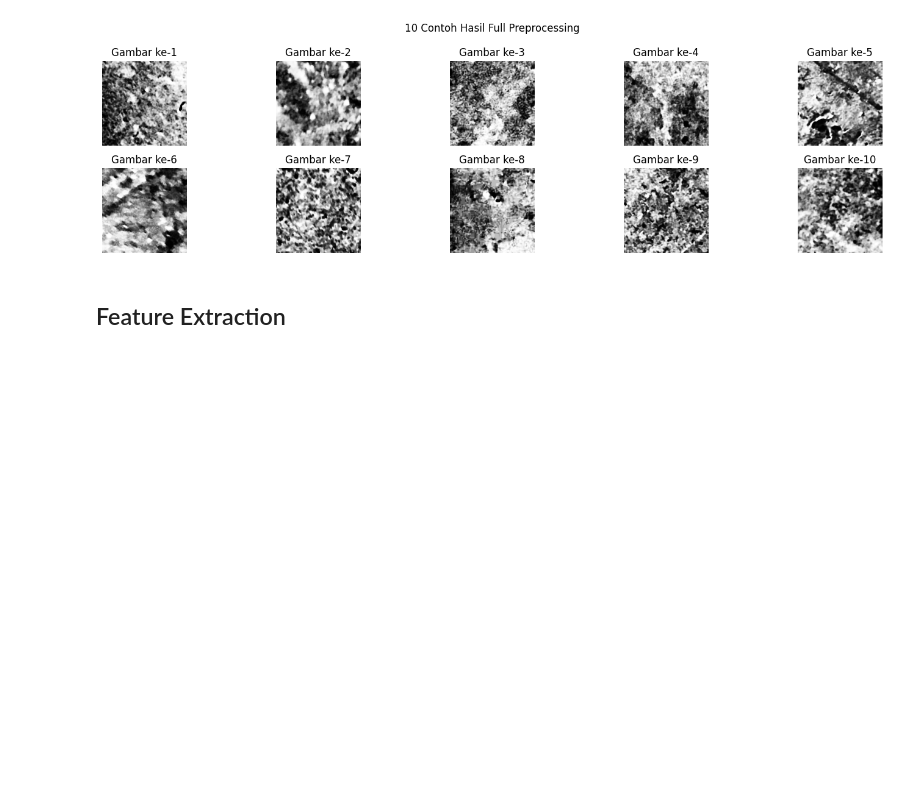
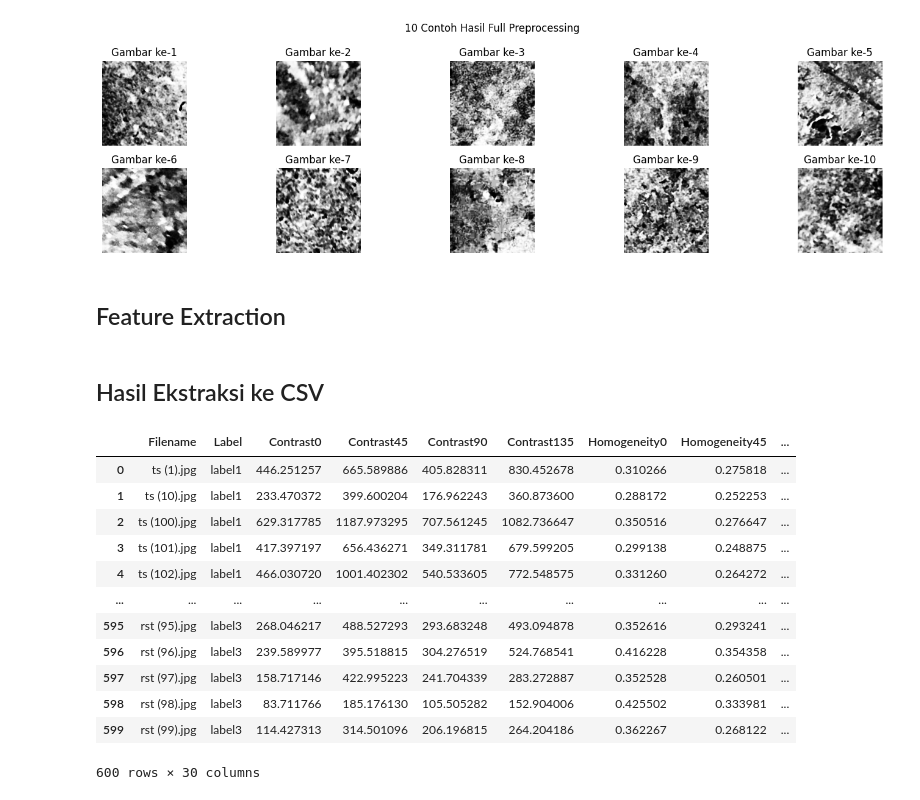
Before and after one commit to borntosleepwell/Project-PCD-Kelompok28, a Jupyter notebook: test1.ipynb, the cells around one changed output. Cells and saved outputs as stored; diff of their text form; code cells hidden in the pictures; blank space fills up the shorter version.

```diff
--- a/test1.ipynb
+++ b/test1.ipynb
@@ -242,8 +286,8 @@ for i in range(len(dataPreprocessed)):
     homo45.append(homogeneity(D45))
     entr45.append(entropyGLCM(D45))
     ASM45.append(ASM(D45))
-    energy0.append(energy(D0))
-    corr0.append(correlation(D0))
+    energy45.append(energy(D45))      # Perbaiki di sini
+    corr45.append(correlation(D45))
 # %%
 for i in range(len(dataPreprocessed)):
     # Sudut 90
@@ -266,3 +310,35 @@ for i in range(len(dataPreprocessed)):
     ASM135.append(ASM(D135))
     energy135.append(energy(D135))
     corr135.append(correlation(D135))
+# %% [markdown]
+## Hasil Ekstraksi ke CSV
+# %%
+dataTable = {
+    'Filename': file_name, 'Label': labels,
+    'Contrast0': Kon0, 'Contrast45': Kon45, 'Contrast90': Kon90, 'Contrast135': Kon135,
+    'Homogeneity0': homo0, 'Homogeneity45': homo45, 'Homogeneity90': homo90, 'Homogeneity135': homo135,
+    'Dissimilarity0': diss0, 'Dissimilarity45': diss45, 'Dissimilarity90': diss90, 'Dissimilarity135': diss135,
+    'Entropy0': entr0, 'Entropy45': entr45, 'Entropy90': entr90, 'Entropy135': entr135,
+    'ASM0': ASM0, 'ASM45': ASM45, 'ASM90': ASM90, 'ASM135': ASM135,
+    'Energy0': energy0, 'Energy45': energy45, 'Energy90': energy90, 'Energy135': energy135,
+    'Correlation0': corr0, 'Correlation45': corr45, 'Correlation90': corr90, 'Correlation135': corr135,
+}
+df = pd.DataFrame(dataTable)
+df.to_csv('hasil_ekstraksi_1.csv', index=False)
+
+hasilEkstrak = pd.read_csv('hasil_ekstraksi_1.csv')
+hasilEkstrak
+# %% [output]
+|  | Filename | Label | Contrast0 | Contrast45 | Contrast90 | Contrast135 | Homogeneity0 | Homogeneity45 | ... |
+| 0 | ts (1).jpg | label1 | 446.251257 | 665.589886 | 405.828311 | 830.452678 | 0.310266 | 0.275818 | ... |
+| 1 | ts (10).jpg | label1 | 233.470372 | 399.600204 | 176.962243 | 360.873600 | 0.288172 | 0.252253 | ... |
+| 2 | ts (100).jpg | label1 | 629.317785 | 1187.973295 | 707.561245 | 1082.736647 | 0.350516 | 0.276647 | ... |
+| 3 | ts (101).jpg | label1 | 417.397197 | 656.436271 | 349.311781 | 679.599205 | 0.299138 | 0.248875 | ... |
+| 4 | ts (102).jpg | label1 | 466.030720 | 1001.402302 | 540.533605 | 772.548575 | 0.331260 | 0.264272 | ... |
+| ... | ... | ... | ... | ... | ... | ... | ... | ... | ... |
+| 595 | rst (95).jpg | label3 | 268.046217 | 488.527293 | 293.683248 | 493.094878 | 0.352616 | 0.293241 | ... |
+| 596 | rst (96).jpg | label3 | 239.589977 | 395.518815 | 304.276519 | 524.768541 | 0.416228 | 0.354358 | ... |
+| 597 | rst (97).jpg | label3 | 158.717146 | 422.995223 | 241.704339 | 283.272887 | 0.352528 | 0.260501 | ... |
+| 598 | rst (98).jpg | label3 | 83.711766 | 185.176130 | 105.505282 | 152.904006 | 0.425502 | 0.333981 | ... |
+| 599 | rst (99).jpg | label3 | 114.427313 | 314.501096 | 206.196815 | 264.204186 | 0.362267 | 0.268122 | ... |
+600 rows × 30 columns
```
Also changed, not shown: parts of 13 cells of this notebook, 2 other files.
